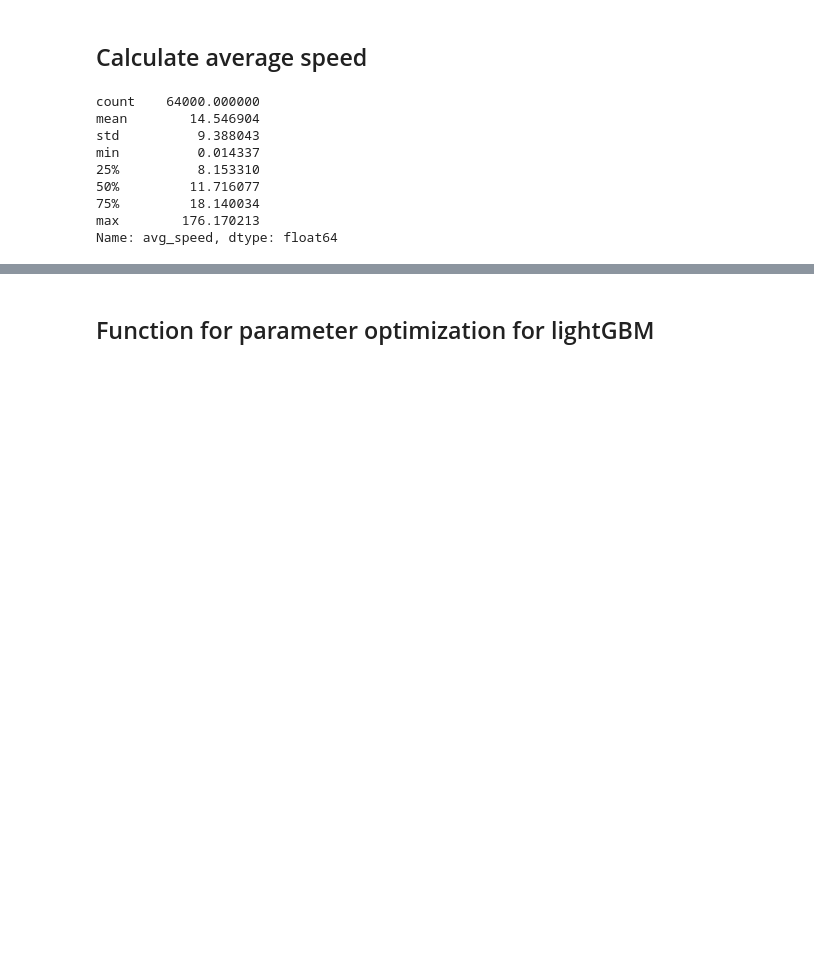
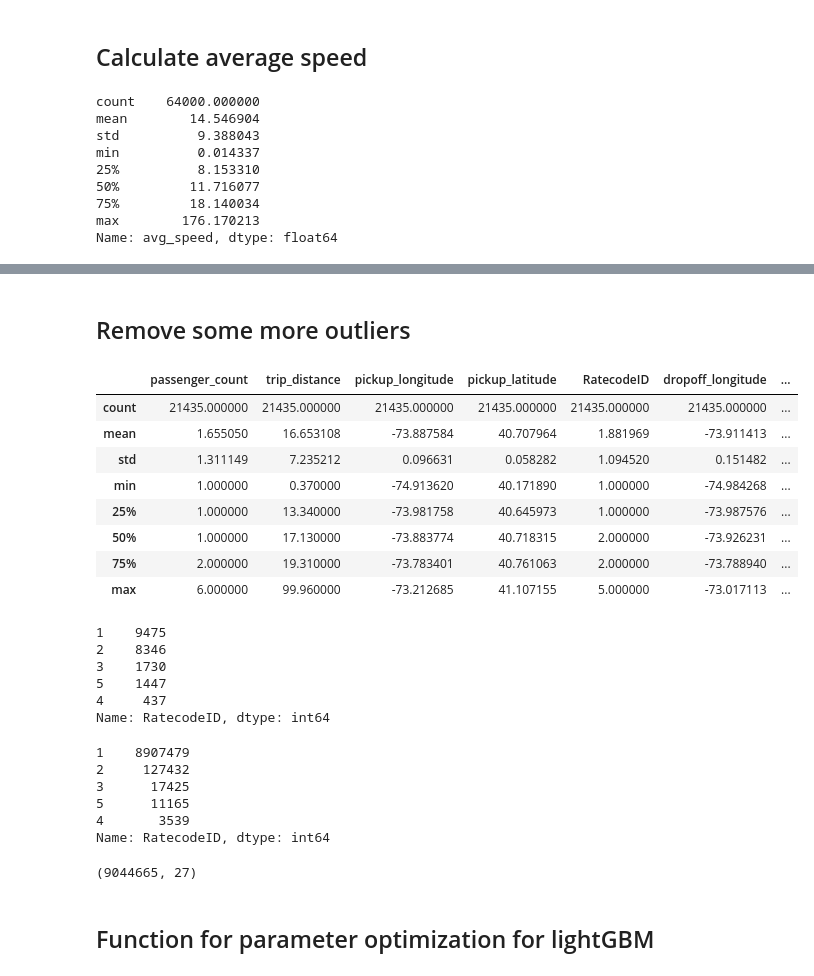
Before and after one commit to Sitorias/TaxiPrediction, a Jupyter notebook: Prediction Notebook.ipynb, the cells around one changed output, grey strips where cells are left out. Cells and saved outputs as stored; diff of their text form; code cells hidden in the pictures; blank space fills up the shorter version.

```diff
--- a/Prediction Notebook.ipynb
+++ b/Prediction Notebook.ipynb
@@ -55,0 +77,34 @@ Name: avg_speed, dtype: float64
+# %% [markdown]
+## Remove some more outliers
+# %%
+t = train[train.avg_speed > 40]
+# %%
+t.describe()
+# %% [output]
+|  | passenger_count | trip_distance | pickup_longitude | pickup_latitude | RatecodeID | dropoff_longitude | ... |
+| count | 21435.000000 | 21435.000000 | 21435.000000 | 21435.000000 | 21435.000000 | 21435.000000 | ... |
+| mean | 1.655050 | 16.653108 | -73.887584 | 40.707964 | 1.881969 | -73.911413 | ... |
+| std | 1.311149 | 7.235212 | 0.096631 | 0.058282 | 1.094520 | 0.151482 | ... |
+| min | 1.000000 | 0.370000 | -74.913620 | 40.171890 | 1.000000 | -74.984268 | ... |
+| 25% | 1.000000 | 13.340000 | -73.981758 | 40.645973 | 1.000000 | -73.987576 | ... |
+| 50% | 1.000000 | 17.130000 | -73.883774 | 40.718315 | 2.000000 | -73.926231 | ... |
+| 75% | 2.000000 | 19.310000 | -73.783401 | 40.761063 | 2.000000 | -73.788940 | ... |
+| max | 6.000000 | 99.960000 | -73.212685 | 41.107155 | 5.000000 | -73.017113 | ... |
+# %%
+t.RatecodeID.value_counts()
+# %% [output]
+1    9475
+2    8346
+3    1730
+5    1447
+4     437
+Name: RatecodeID, dtype: int64
+# %%
+train.RatecodeID.value_counts()
+# %% [output]
+1    8907479
+2     127432
+3      17425
+5      11165
+4       3539
+Name: RatecodeID, dtype: int64
@@ -56,2 +113,6 @@ Name: avg_speed, dtype: float64
+# %%
+train.shape
+# %% [output]
+(9044665, 27)
 # %% [markdown]
 ## Function for parameter optimization for lightGBM
```
Also changed, not shown: parts of 43 cells of this notebook, 2 other files.
